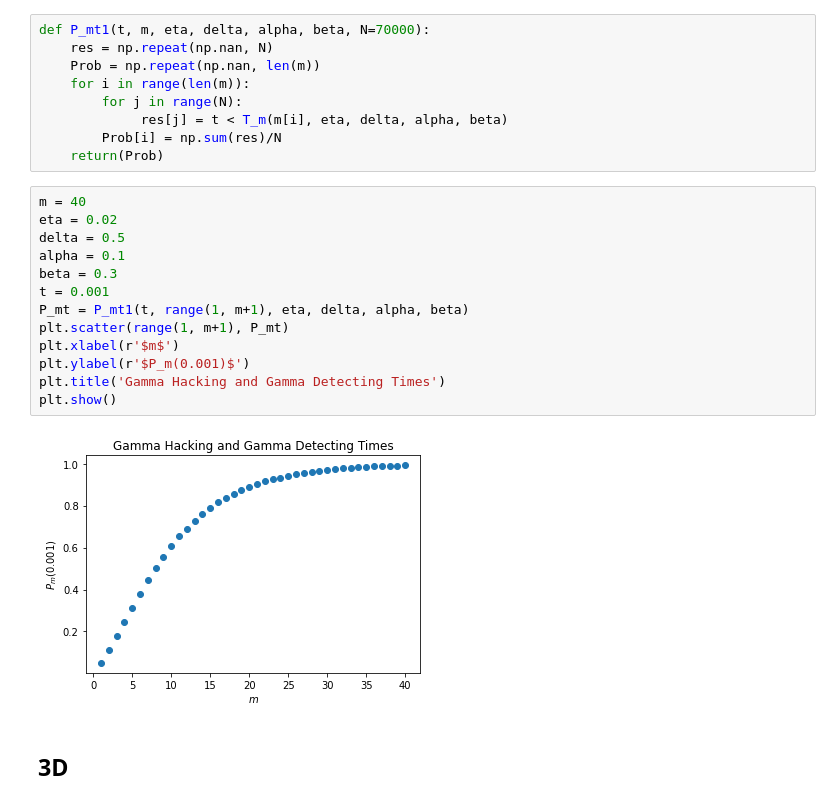
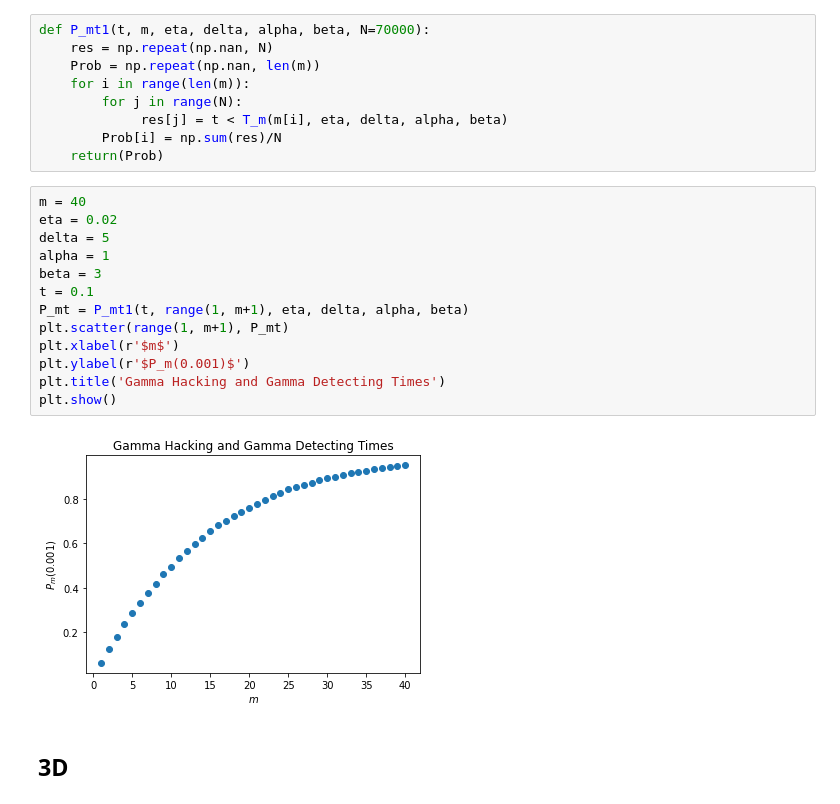
Before and after one commit to xuxiufeng/Blockchain_Simulations, a Jupyter notebook: Probability_Gamma_and_Gamma.ipynb, the cells around one changed output. Cells and saved outputs as stored; diff of their text form.

```diff
--- a/Probability_Gamma_and_Gamma.ipynb
+++ b/Probability_Gamma_and_Gamma.ipynb
@@ -27,18 +27,18 @@ def P_mt1(t, m, eta, delta, alpha, beta, N=70000):
 # %%
 m = 40
 eta = 0.02
-delta = 0.5
-alpha = 0.1
-beta = 0.3
-t = 0.001
+delta = 5
+alpha = 1
+beta = 3
+t = 0.1
 P_mt = P_mt1(t, range(1, m+1), eta, delta, alpha, beta)
 plt.scatter(range(1, m+1), P_mt)
 plt.xlabel(r'$m$')
 plt.ylabel(r'$P_m(0.001)$')
 plt.title('Gamma Hacking and Gamma Detecting Times')
 plt.show()
 # %% [output]
-[figure, old version]
+[figure, new version]
 # %% [markdown]
 ## 3D
 # %%
```
Also changed, not shown: parts of 2 cells of this notebook.
